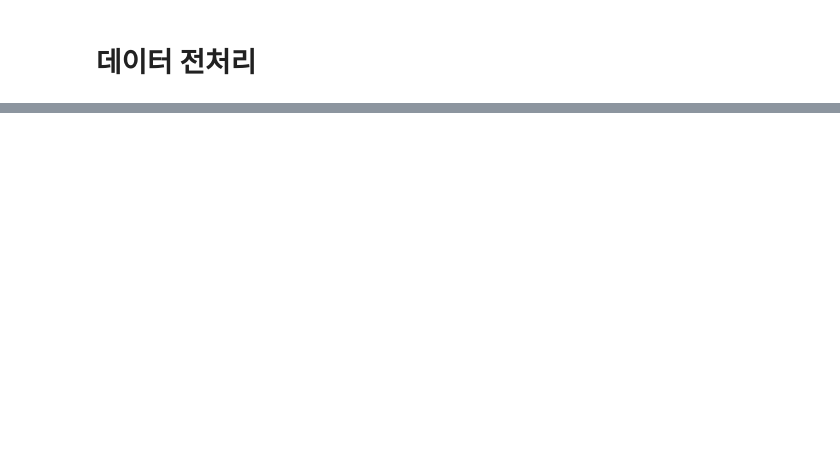
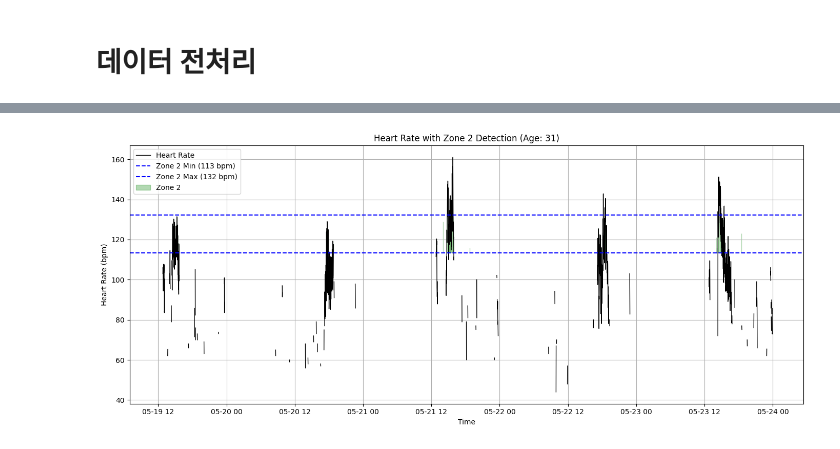
Before and after one commit to Mattlee10/Matt_Labs, a Jupyter notebook: 25_05.ipynb, the cells around one changed output, grey strips where cells are left out. Saved outputs shown, nothing was run; the diff lists cells and outputs as text; code cells hidden in the pictures; blank space fills up the shorter version.

```diff
--- a/25_05.ipynb
+++ b/25_05.ipynb
@@ -117,0 +250,31 @@ def preprocess_zone2(df, start_date="2025-04-01", end_date="2025-04-30", resampl
+# %%
+import matplotlib.pyplot as plt
+
+def plot_zone2_heart_rate(df, age=31):
+    """
+    시각화: 전체 심박수 그래프 + Zone 2 범위 표시 + Zone 2 구간 강조
+    """
+    # Zone 2 계산
+    hr_max = 220 - age
+    zone2_min = hr_max * 0.6
+    zone2_max = hr_max * 0.7
+
+    # 시각화
+    plt.figure(figsize=(14, 6))
+    plt.plot(df['timestamp'], df['hr'], label='Heart Rate', color='black', linewidth=1)
+
+    # Zone 2 범위 선
+    plt.axhline(zone2_min, color='blue', linestyle='--', label=f'Zone 2 Min ({int(zone2_min)} bpm)')
+    plt.axhline(zone2_max, color='blue', linestyle='--', label=f'Zone 2 Max ({int(zone2_max)} bpm)')
+
+    # Zone 2 범위 구간 강조
+    plt.fill_between(df['timestamp'], df['hr'], zone2_min, where=df['in_zone2'],
+                     color='green', alpha=0.3, label='Zone 2')
+
+    plt.title(f'Heart Rate with Zone 2 Detection (Age: {age})')
+    plt.xlabel('Time')
+    plt.ylabel('Heart Rate (bpm)')
+    plt.legend()
+    plt.grid(True)
+    plt.tight_layout()
+    plt.show()
@@ -117,0 +472,5 @@ def preprocess_zone2(df, start_date="2025-04-01", end_date="2025-04-30", resampl
+# %%
+# df_zone2 = detect_zone2() 함수의 출력 중 첫 번째 값
+plot_zone2_heart_rate(df_zone2, age=31)
+# %% [output]
+[figure, added]
```
Also changed, not shown: parts of 25 cells of this notebook.
